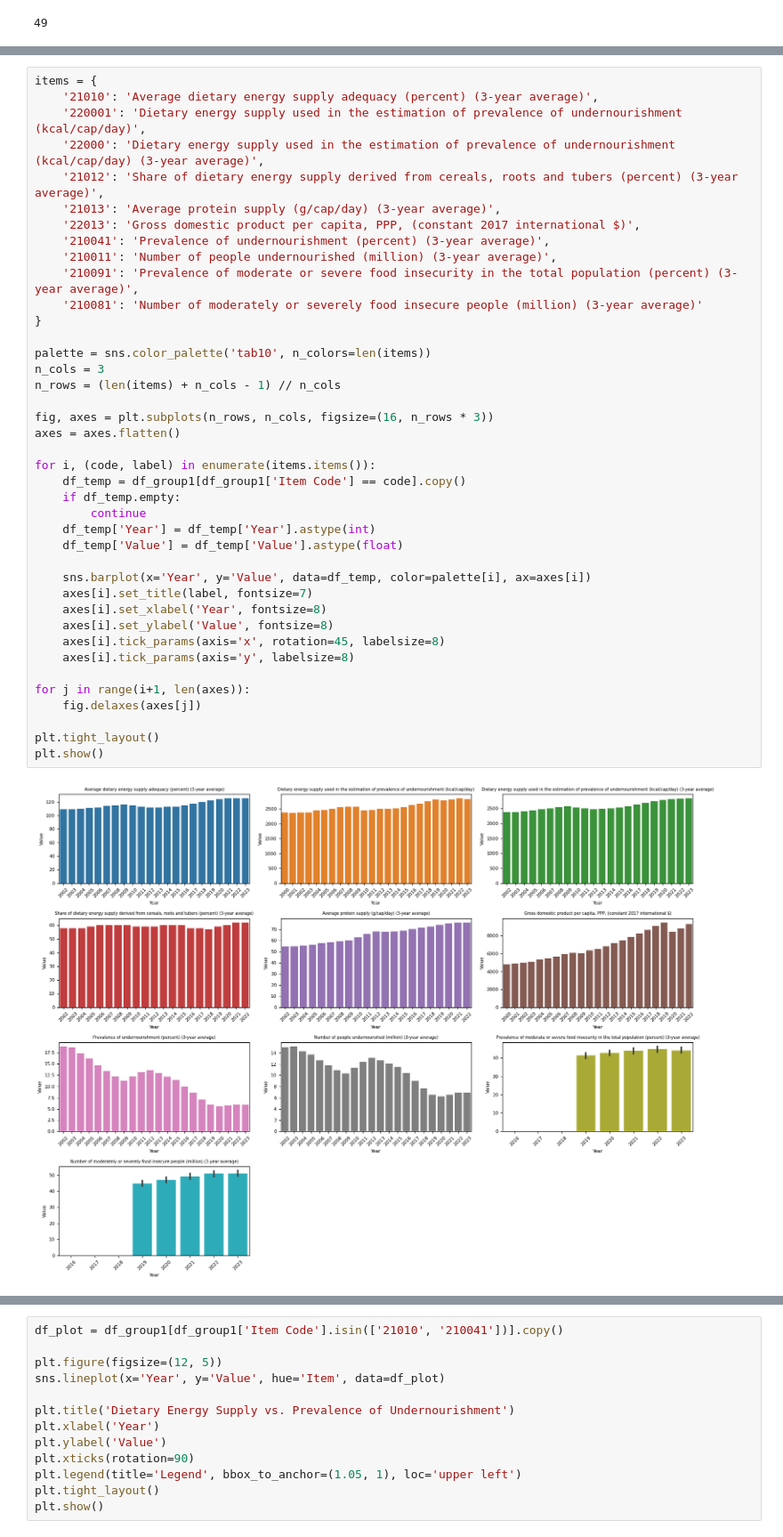
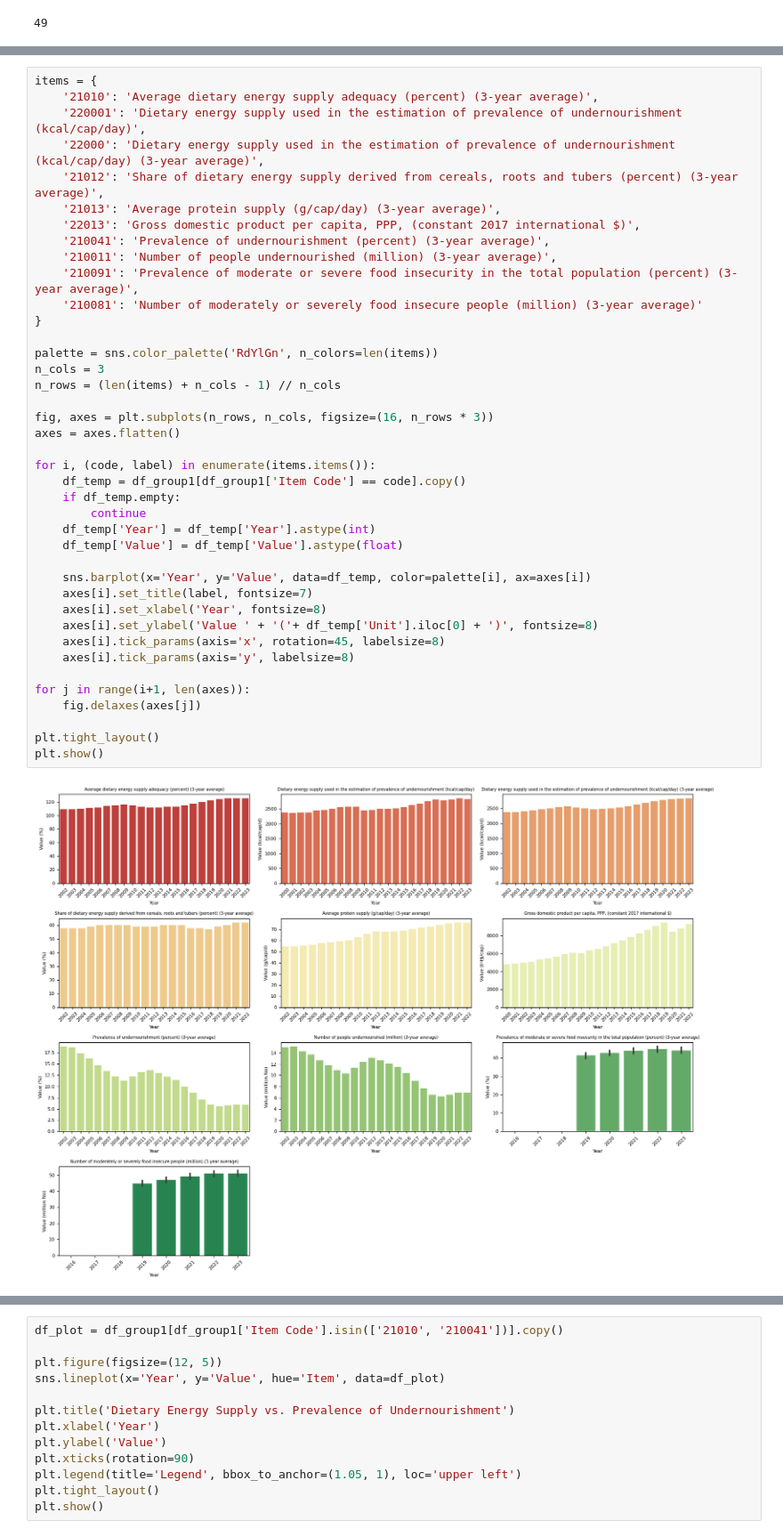
Before and after one commit to Qvyl/kaggle-notebooks, a Jupyter notebook: philippines-food-security-indicators.ipynb, the cells around one changed output, grey strips where cells are left out. Shown at 89% size. Saved outputs shown, nothing was run; the diff lists cells and outputs as text.

```diff
--- a/philippines-food-security-indicators.ipynb
+++ b/philippines-food-security-indicators.ipynb
@@ -227,34 +229,34 @@ items = {
     '210011': 'Number of people undernourished (million) (3-year average)',
     '210091': 'Prevalence of moderate or severe food insecurity in the total population (percent) (3-year average)',
     '210081': 'Number of moderately or severely food insecure people (million) (3-year average)'
 }
 
-palette = sns.color_palette('tab10', n_colors=len(items))
+palette = sns.color_palette('RdYlGn', n_colors=len(items))
 n_cols = 3
 n_rows = (len(items) + n_cols - 1) // n_cols
 
 fig, axes = plt.subplots(n_rows, n_cols, figsize=(16, n_rows * 3))
 axes = axes.flatten()
 
 for i, (code, label) in enumerate(items.items()):
     df_temp = df_group1[df_group1['Item Code'] == code].copy()
     if df_temp.empty:
         continue
     df_temp['Year'] = df_temp['Year'].astype(int)
     df_temp['Value'] = df_temp['Value'].astype(float)
 
     sns.barplot(x='Year', y='Value', data=df_temp, color=palette[i], ax=axes[i])
     axes[i].set_title(label, fontsize=7)
     axes[i].set_xlabel('Year', fontsize=8)
-    axes[i].set_ylabel('Value', fontsize=8)
+    axes[i].set_ylabel('Value ' + '('+ df_temp['Unit'].iloc[0] + ')', fontsize=8)
     axes[i].tick_params(axis='x', rotation=45, labelsize=8)
     axes[i].tick_params(axis='y', labelsize=8)
 
 for j in range(i+1, len(axes)):
     fig.delaxes(axes[j])
 
 plt.tight_layout()
 plt.show()
 # %% [output]
-[figure, old version]
+[figure, new version]
 # %% [markdown]
```
Also changed, not shown: parts of 16 cells of this notebook.
